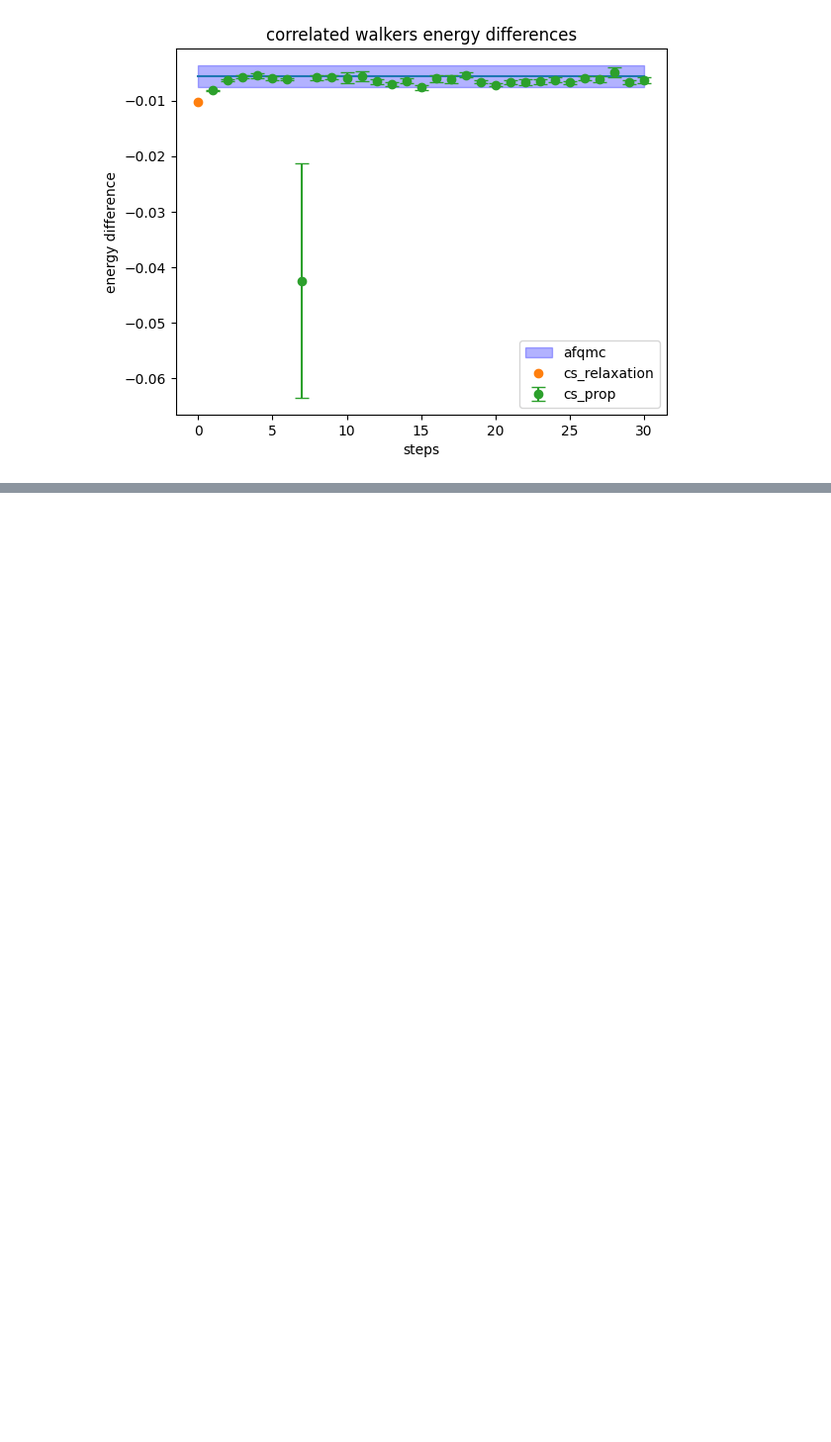
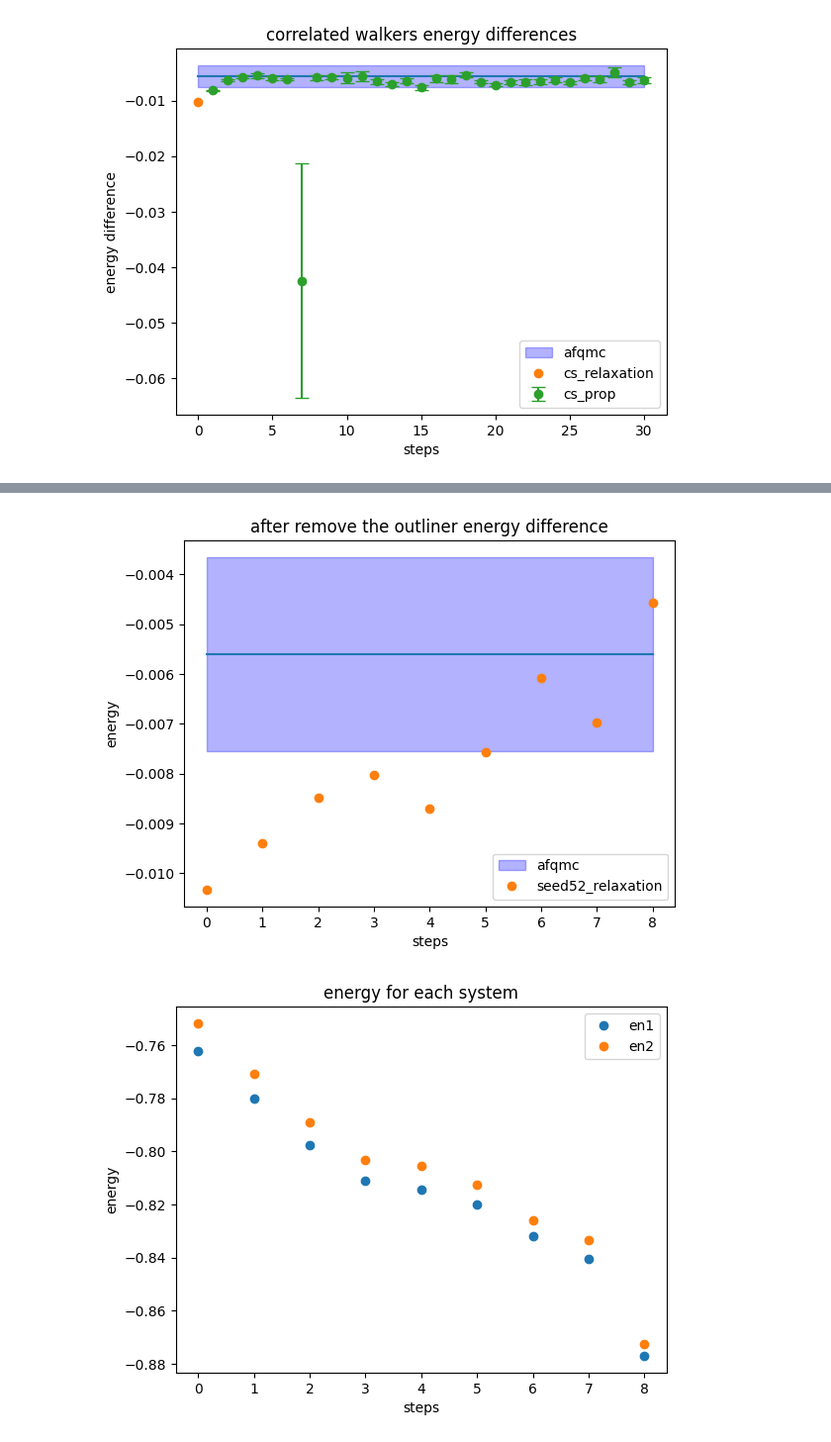
Before and after one commit to zh-yichi/cs_afqmc, a Jupyter notebook: ad_afqmc/corr_sample_test/h2/data_analysis.ipynb, the cells around one changed output, grey strips where cells are left out. Shown at 99% size. Drawn from its saved outputs; the diff is of its cells as text; code cells hidden in the pictures; blank space fills up the shorter version.

Commit message:
added outliner remover

```diff
--- a/ad_afqmc/corr_sample_test/h2/data_analysis.ipynb
+++ b/ad_afqmc/corr_sample_test/h2/data_analysis.ipynb
@@ -576,0 +1422,67 @@ plt.show()
+# %%
+### new step 7 energy after remove the outliner
+rlx_data = '''
+# relaxation from mean-field object using 100 walkers
+# rlx_step       system1_en      system2_en      en_diff
+    0            -0.762049       -0.751719       -0.010331
+    1            -0.780147       -0.770754       -0.009392
+    2            -0.797634       -0.789149       -0.008484
+    3            -0.811106       -0.803070       -0.008036
+    4            -0.814336       -0.805636       -0.008700
+    5            -0.820182       -0.812610       -0.007571
+    6            -0.831913       -0.825825       -0.006088
+    7            -0.840527       -0.833547       -0.006979
+    8            -0.877062       -0.872486       -0.004575
+# relaxation time: 26.37
+'''
+
+step = []
+en_diff = []
+en1 = []
+en2 = []
+lines = rlx_data.splitlines()
+for line in lines:
+    if not line.startswith("#"):
+        columns = line.split()
+        if len(columns) > 0:
+            step.append(columns[0])
+        if len(columns) > 1:
+            en1.append(columns[1])
+        if len(columns) > 2:
+            en2.append(columns[2])
+        if len(columns) > 3:
+            en_diff.append(columns[3])
+
+step = np.array(step,dtype='float32')
+en1 = np.array(en1,dtype='float32')
+en2 = np.array(en2,dtype='float32')
+en_diff = np.array(en_diff,dtype='float32')
+
+
+afqmc_en_diff = -0.005606581337333716
+afqmc_en_diff_err = 0.0019502384765517759
+x_steps = np.linspace(0,max(step),100)
+afqmc_en = np.array([afqmc_en_diff]*len(x_steps))
+afqmc_lw = afqmc_en-afqmc_en_diff_err
+afqmc_up = afqmc_en+afqmc_en_diff_err
+plt.plot(x_steps,afqmc_en)
+plt.fill_between(x_steps, afqmc_lw, afqmc_up, color='blue', alpha=0.3, label='afqmc')
+plt.plot(step,en_diff,'o',label='seed52_relaxation')
+#plt.errorbar(prop_steps,prop_en_diff,yerr=prop_en_diff_err, fmt='o', capsize=5,label='ucs_prop')
+plt.xlabel('steps')
+plt.ylabel('energy')
+plt.title('after remove the outliner energy difference')
+plt.legend()
+plt.show()
+
+
+plt.plot(step,en1,'o',label='en1')
+plt.plot(step,en2,'o',label='en2')
+plt.xlabel('steps')
+plt.ylabel('energy')
+plt.title('energy for each system')
+plt.legend()
+plt.show()
+# %% [output]
+[figure, added]
+[figure, added]
```
Also changed, not shown: parts of 23 cells of this notebook, 17 other files.
